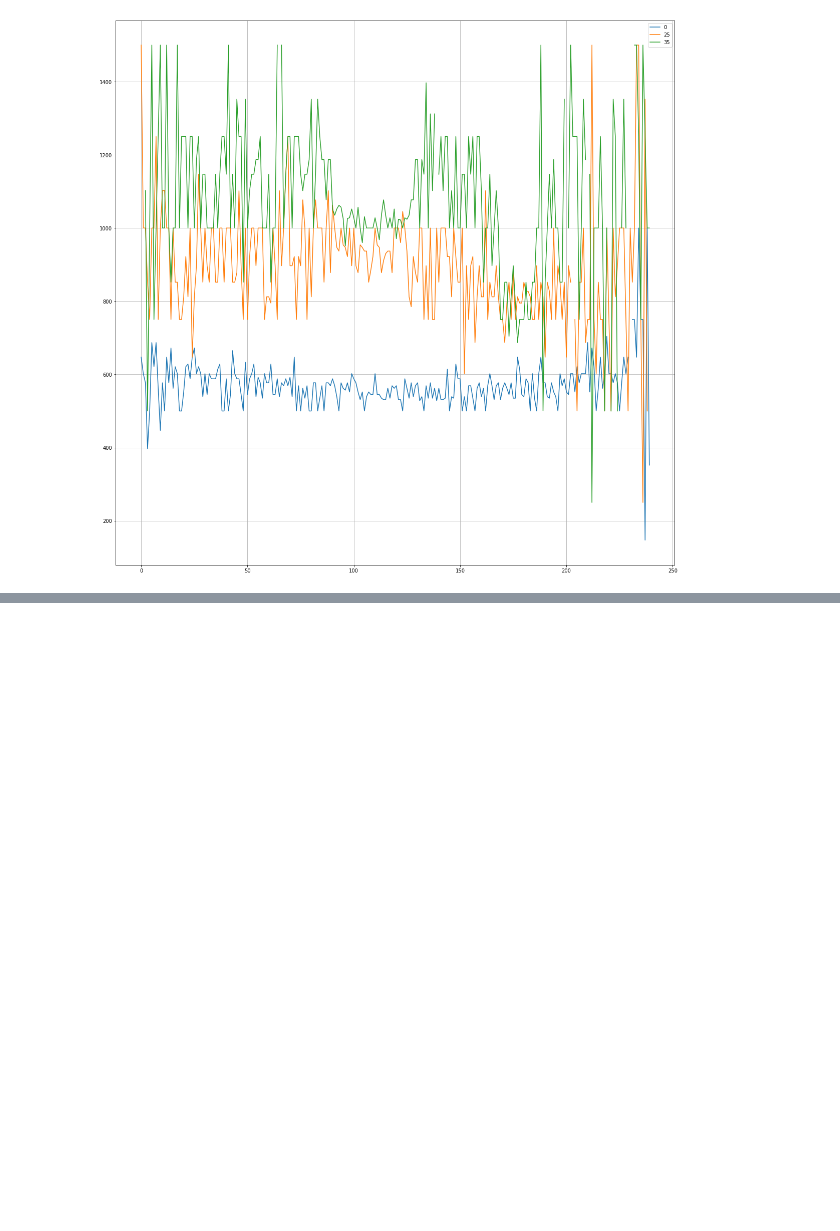
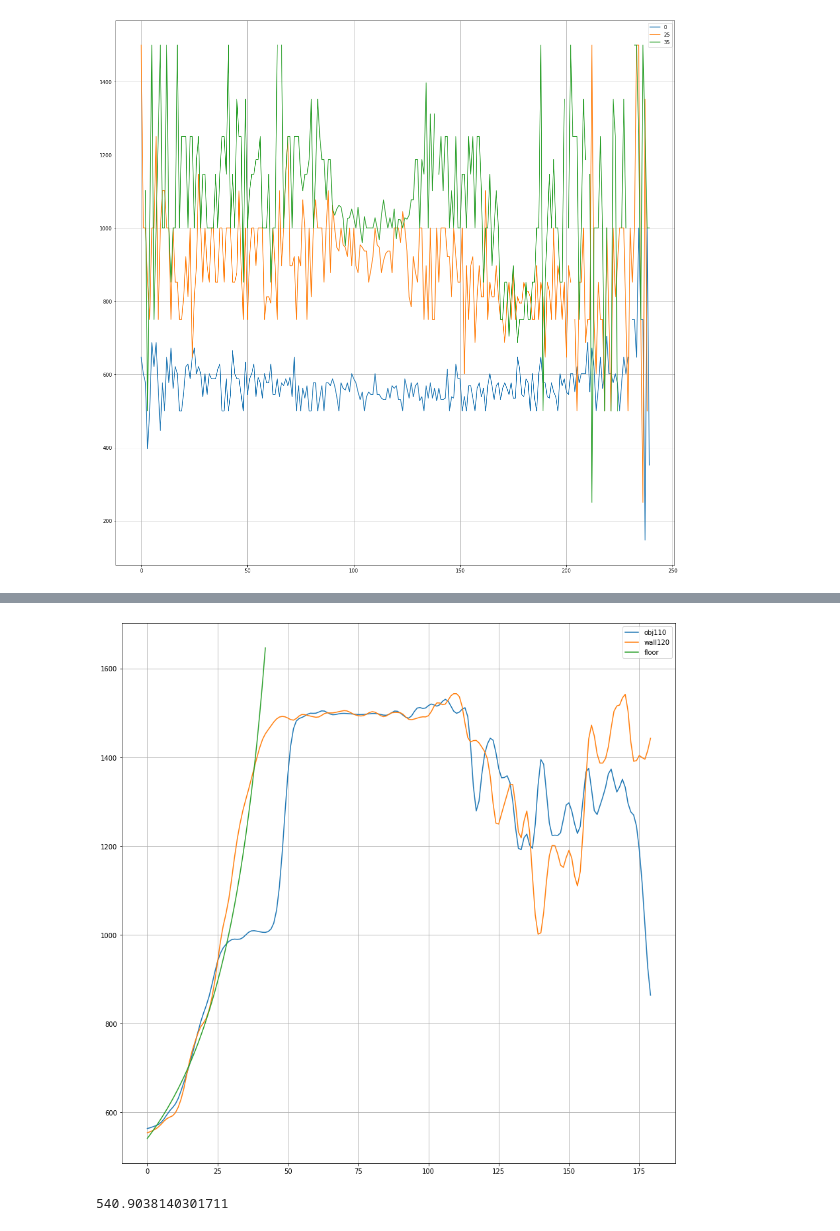
Before and after one commit to dimatoys/srobot, a Jupyter notebook: analysis/camera.ipynb, the cells around one changed output, grey strips where cells are left out. Saved outputs shown, nothing was run; the diff lists cells and outputs as text; code cells hidden in the pictures; blank space fills up the shorter version.

Commit message:
floor analysis

```diff
--- a/analysis/camera.ipynb
+++ b/analysis/camera.ipynb
@@ -183,0 +207,41 @@ image.show()
+# %%
+from scipy.ndimage import convolve
+
+kernel_size = 5
+c = gaussian_kernel(kernel_size)
+
+img_sobj100c = convolve(img_sobj100, c)
+img_wall150c = convolve(img_wall150, c)
+
+import matplotlib.pyplot as plt
+
+plt.rcParams["figure.figsize"] = (15,15)
+fig, ax = plt.subplots()
+draw_yline(ax, img_sobj100c, 110, "obj")
+draw_yline(ax, img_wall150c, 120, "wall")
+
+
+view_angle = 20
+center = 62
+x = range(int(center * 0.7))
+y = []
+for i in x:
+    #a = (1 - 1.5* i / (height / 2)) * view_angle
+    a = (1 - i / center) * view_angle
+    y.append(185 / sin(a * pi / 180))
+ax.plot(x,y, label="floor")
+
+
+ax.grid(True)
+ax.legend()
+#ax.set_ylim(150,200)
+#ax.set_xlim(0,80)
+
+plt.show()
+# %% [output]
+[figure, added]
+# %%
+#shortest
+185 / sin(20 * pi / 180)
+# %% [output]
+540.9038140301711
```
Also changed, not shown: parts of 2 cells of this notebook.
